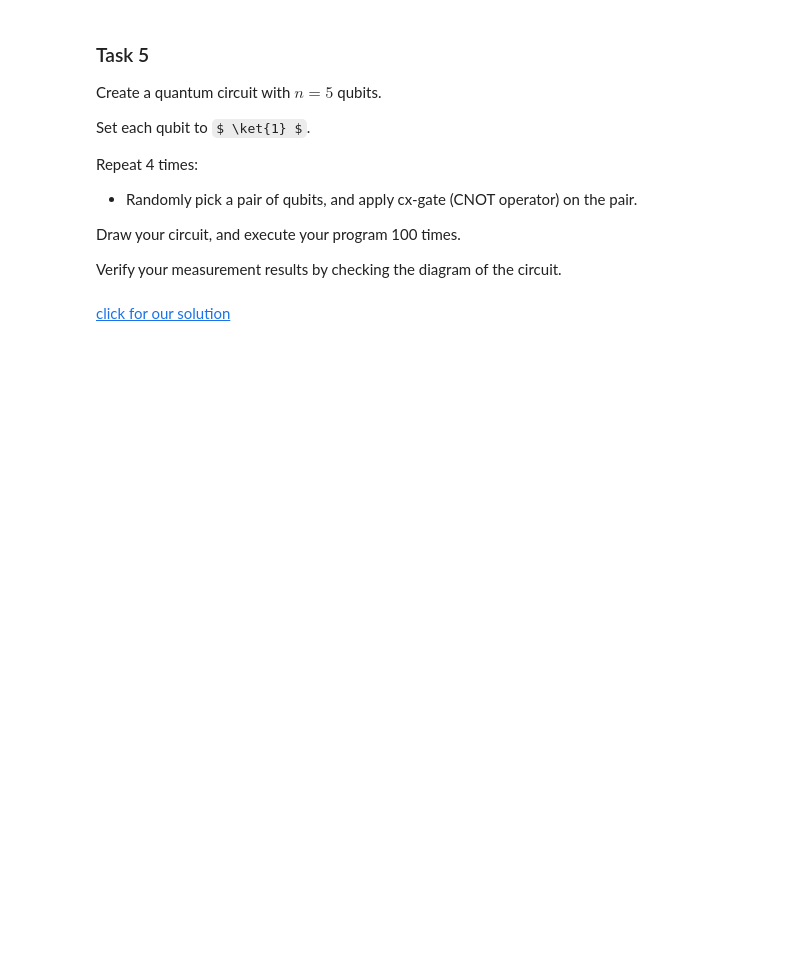
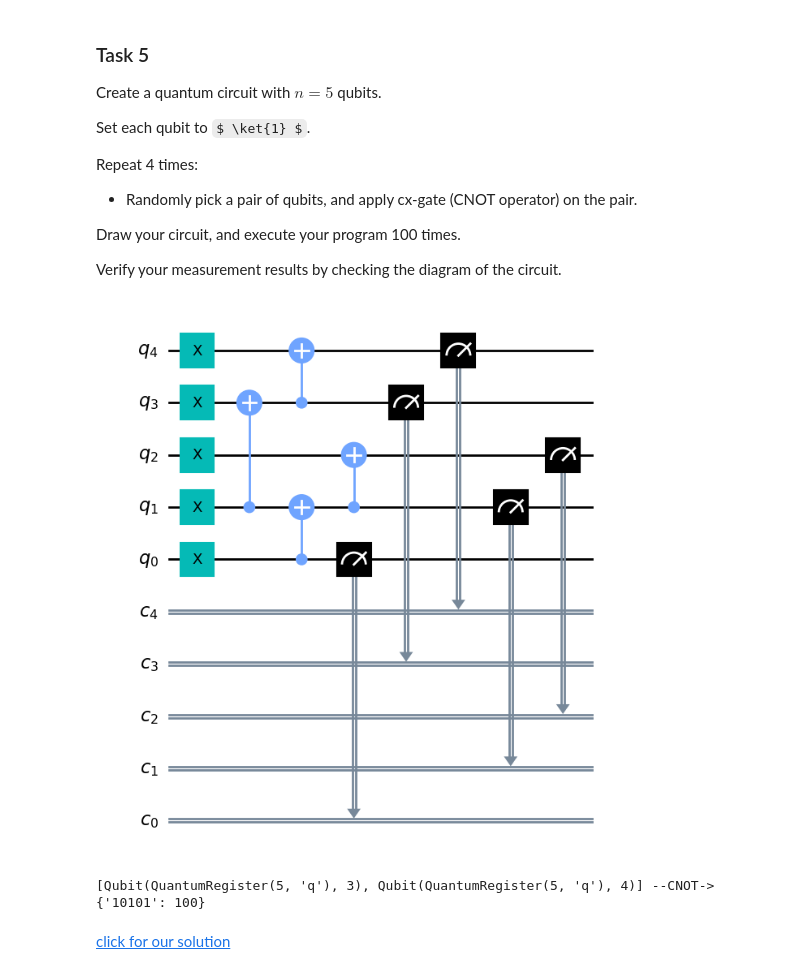
Before and after one commit to rana-elfakharany/NYUAD-QC-Course, a Jupyter notebook: bronze-qiskit/quantum-with-qiskit/Q60_Two_Qubits.ipynb, the cells around one changed output. Drawn from its saved outputs; the diff is of its cells as text; code cells hidden in the pictures; some formulas as TeX source; blank space fills up the shorter version.

```diff
--- a/bronze-qiskit/quantum-with-qiskit/Q60_Two_Qubits.ipynb
+++ b/bronze-qiskit/quantum-with-qiskit/Q60_Two_Qubits.ipynb
@@ -141,0 +137,14 @@ from qiskit import execute, Aer
+# %%
+from qiskit import execute, Aer
+#
+# your code is here
+#
+from qiskit import execute, Aer
+
+job = execute(qc, Aer.get_backend('unitary_simulator'),shots=1,optimization_level=0)
+current_unitary = job.result().get_unitary(qc, decimals=3).data
+for row in current_unitary:
+    column = ""
+    for entry in row:
+        column = column + str(entry.real) + " "
+    print(column)
@@ -365,3 +379,38 @@ from random import randrange
+# %%
+# import all necessary objects and methods for quantum circuits
+from qiskit import QuantumRegister, ClassicalRegister, QuantumCircuit, execute, Aer
+# import randrange for random choices
+from random import randrange
+
+#
+# your code is here
+#
+
+q = QuantumRegister(5,"q")
+c = ClassicalRegister(5,"c")
+qc = QuantumCircuit(q,c)
+
+qc.x(q)
+
+for j in range(4):
+    pair = []
+    for i in range(5):
+        if randrange(2)==0 and len(pair)<2:
+            pair.append(q[i])
+
+    if len(pair)<2:
+        pair.append(q[4])
+
+    qc.cx(pair[0],pair[1])
+
+qc.measure(q,c)
+display(qc.draw(output='mpl',reverse_bits=True))
+job = execute(qc,Aer.get_backend('qasm_simulator'),shots=100)
+counts = job.result().get_counts(qc)
+print(pair,"--CNOT->",counts)
+# %% [output]
+[figure, added]
+[Qubit(QuantumRegister(5, 'q'), 3), Qubit(QuantumRegister(5, 'q'), 4)] --CNOT-> {'10101': 100}
 # %% [markdown]
 [click for our solution](Q60_Two_Qubits_Solutions.ipynb#task5)
 # %% [markdown]
```
Also changed, not shown: parts of 7 cells of this notebook.
